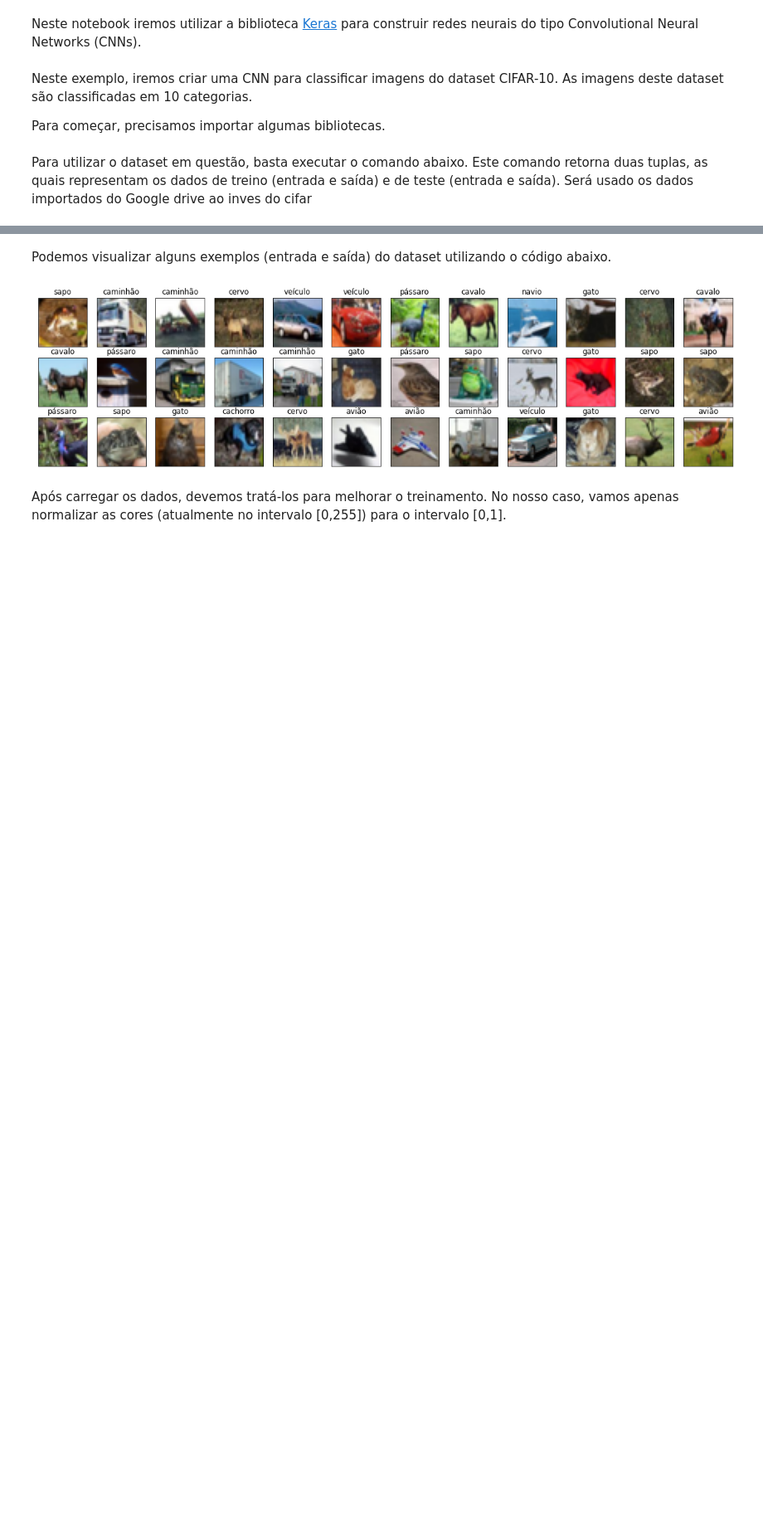
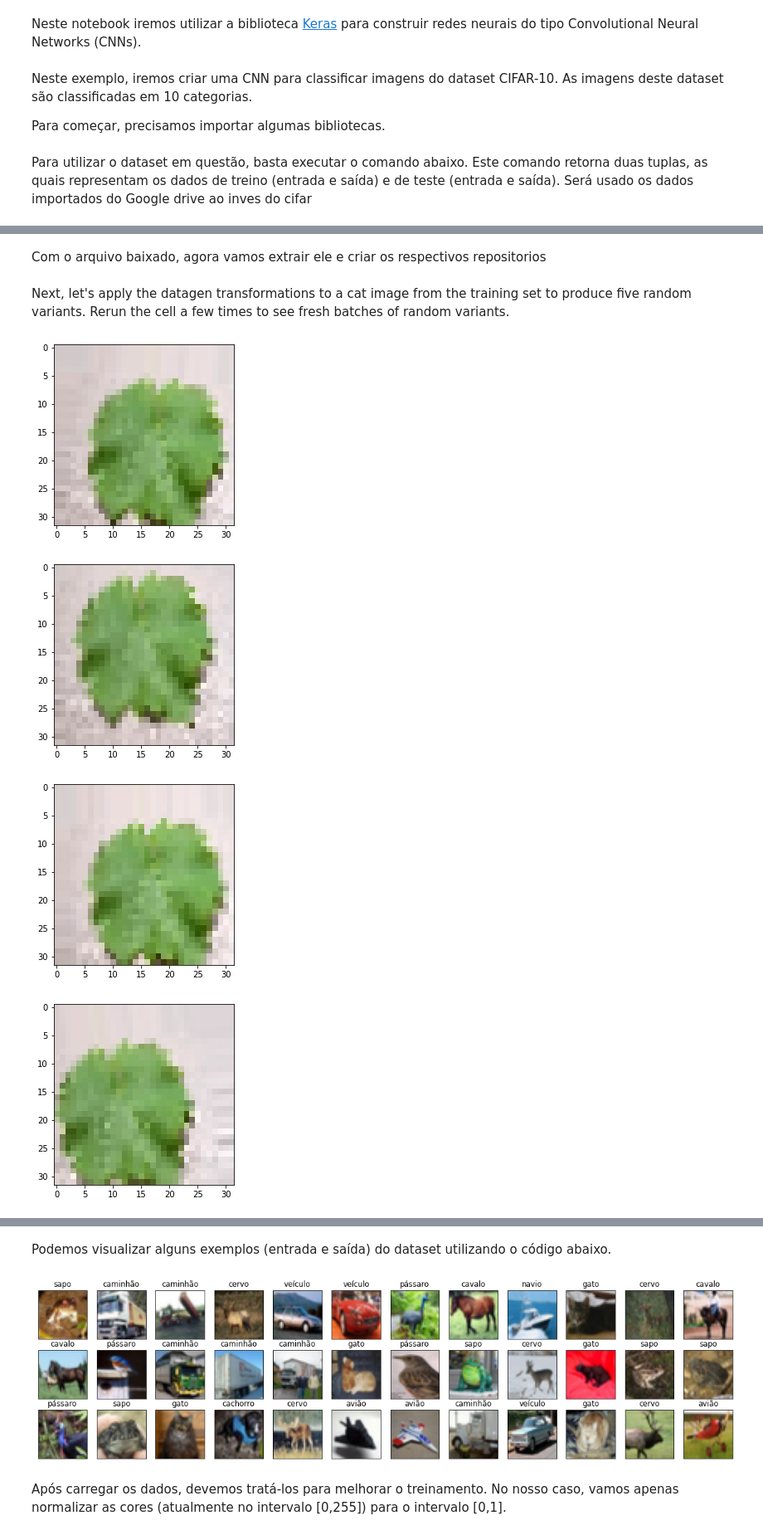
Before and after one commit to igorlauxen/local_grape_health, a Jupyter notebook: Aula_2_CNNs_fixed.ipynb, the cells around one changed output, grey strips where cells are left out. Shown at 83% size. Saved outputs shown, nothing was run; the diff lists cells and outputs as text; code cells hidden in the pictures; blank space fills up the shorter version.

```diff
--- a/Aula_2_CNNs_fixed.ipynb
+++ b/Aula_2_CNNs_fixed.ipynb
@@ -94,0 +89,2 @@ tmpilddmyeb
+# %% [markdown]
+Com o arquivo baixado, agora vamos extrair ele e criar os respectivos repositorios
@@ -94,0 +118,37 @@ tmpilddmyeb
+# %% [markdown]
+Next, let's apply the datagen transformations to a cat image from the training set to produce five random variants. Rerun the cell a few times to see fresh batches of random variants.
+# %%
+%matplotlib inline
+
+import matplotlib.pyplot as plt
+import matplotlib.image as mpimg
+
+from tensorflow.keras.preprocessing.image import array_to_img, img_to_array, load_img
+
+img_path = os.path.join(train_healthy_dir, train_healthy_fnames[2])
+img = load_img(img_path, target_size=(32, 32))  # this is a PIL image
+x = img_to_array(img)  # Numpy array with shape (32, 32, 3)
+x = x.reshape((1,) + x.shape)  # Numpy array with shape (1, 32, 32, 3)
+
+datagen = keras.preprocessing.image.ImageDataGenerator(
+    featurewise_center=True,
+    featurewise_std_normalization=True,
+    rotation_range=20,
+    width_shift_range=0.2,
+    height_shift_range=0.2,
+    validation_split=0.2)
+
+# The .flow() command below generates batches of randomly transformed images
+# It will loop indefinitely, so we need to `break` the loop at some point!
+i = 0
+for batch in datagen.flow(x, batch_size=1):
+  plt.figure(i)
+  imgplot = plt.imshow(array_to_img(batch[0]))
+  i += 1
+  if i % 5 == 0:
+    break
+# %% [output]
+[figure, added]
+[figure, added]
+[figure, added]
+[figure, added]
```
Also changed, not shown: parts of 4 cells of this notebook.
